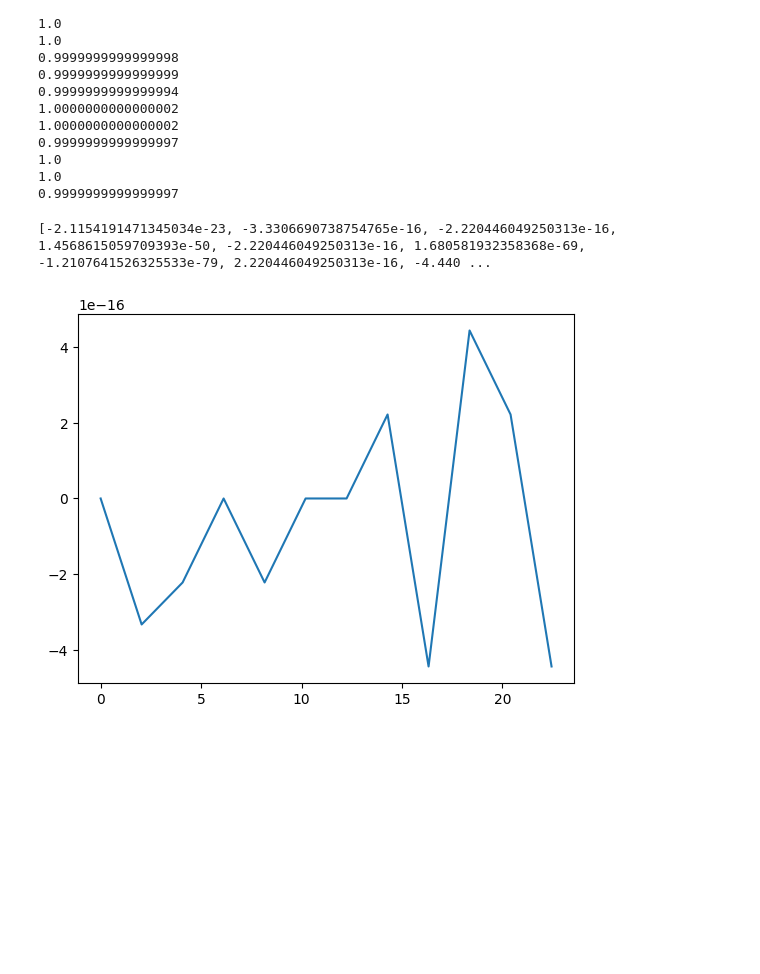
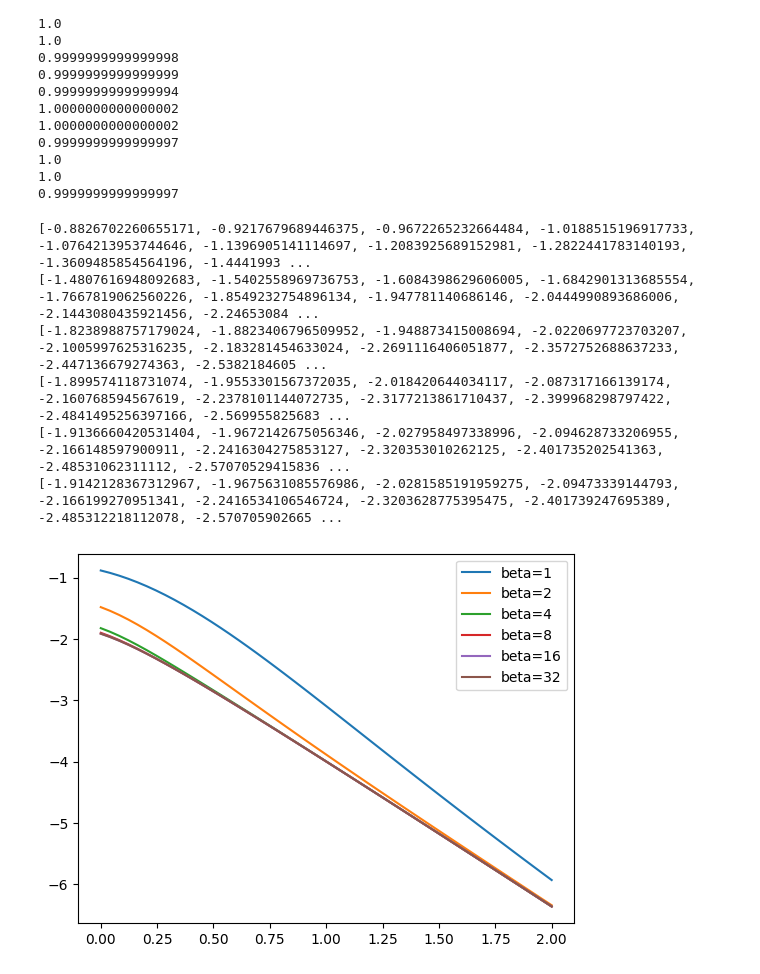
Before and after one commit to BenKarcher/montecarlo, a Jupyter notebook: exact.ipynb, the cells around one changed output. Saved outputs shown, nothing was run; the diff lists cells and outputs as text; code cells hidden in the pictures; blank space fills up the shorter version.

Commit message:
added graphing

```diff
--- a/exact.ipynb
+++ b/exact.ipynb
@@ -104,3 +77,7 @@ def staggered_magnetization(width, height, beta, j1):
     for vec,r in zip(eigvecs.T,rho):
         total+=np.conjugate(vec)@M@vec.T*r
     return float(total)
+# %%
+js=np.linspace(0,2,50)
+ms=[staggered_magnetization(2,2,12,j) for j in js]
+plt.plot(js,ms)
@@ -107,3 +95,10 @@ def staggered_magnetization(width, height, beta, j1):
+# %%
+def energy(width, height, beta, j1):
+    H=make_H(width,height,j1).todense()
+    eigvals=np.linalg.eigvalsh(H)
+    Z=np.sum(np.exp(-beta*eigvals))
+    rho=np.exp(-beta*eigvals)/Z
+    return sum(eigvals*rho)
 # %%
 H=make_H(2,2,1).todense()
 M=make_M(2,2).todense()
@@ -137,12 +132,19 @@ for vec in eigvecs.T:
 1.0
 0.9999999999999997
 # %%
-js=np.linspace(0,100,50)
-beta=12
-ms=[staggered_magnetization(2,2,beta,j1) for j1 in js]
-plt.plot(js,ms,label=f"beta={beta}")
-print(ms)
+#for beta in [1,2,4,8,16,32]:
+with 15 as beta:
+    js=np.linspace(0,2,50)
+    ms=[energy(2,2,beta,j1) for j1 in js]
+    plt.plot(js,ms,label=f"beta={beta}")
+    print(ms)
+plt.legend()
 plt.show()
 # %% [output]
-[-2.1154191471345034e-23, -3.3306690738754765e-16, -2.220446049250313e-16, 1.4568615059709393e-50, -2.220446049250313e-16, 1.680581932358368e-69, -1.2107641526325533e-79, 2.220446049250313e-16, -4.440 ...
+[-0.8826702260655171, -0.9217679689446375, -0.9672265232664484, -1.0188515196917733, -1.0764213953744646, -1.1396905141114697, -1.2083925689152981, -1.2822441783140193, -1.3609485854564196, -1.4441993 ...
+[-1.4807616948092683, -1.5402558969736753, -1.6084398629606005, -1.6842901313685554, -1.7667819062560226, -1.8549232754896134, -1.947781140686146, -2.0444990893686006, -2.1443080435921456, -2.24653084 ...
+[-1.8238988757179024, -1.8823406796509952, -1.948873415008694, -2.0220697723703207, -2.1005997625316235, -2.183281454633024, -2.2691116406051877, -2.3572752688637233, -2.447136679274363, -2.5382184605 ...
+[-1.899574118731074, -1.9553301567372035, -2.018420644034117, -2.087317166139174, -2.160768594567619, -2.2378101144072735, -2.3177213861710437, -2.399968298797422, -2.4841495256397166, -2.569955825683 ...
+[-1.9136660420531404, -1.9672142675056346, -2.027958497338996, -2.094628733206955, -2.166148597900911, -2.2416304275853127, -2.320353010262125, -2.401735202541363, -2.48531062311112, -2.57070529415836 ...
+[-1.9142128367312967, -1.9675631085576986, -2.0281585191959275, -2.09473339144793, -2.166199270951341, -2.2416534106546724, -2.3203628775395475, -2.401739247695389, -2.485312218112078, -2.570705902665 ...
-[figure, old version]
+[figure, new version]
```
Also changed, not shown: parts of 4 cells of this notebook, 5 other files.
